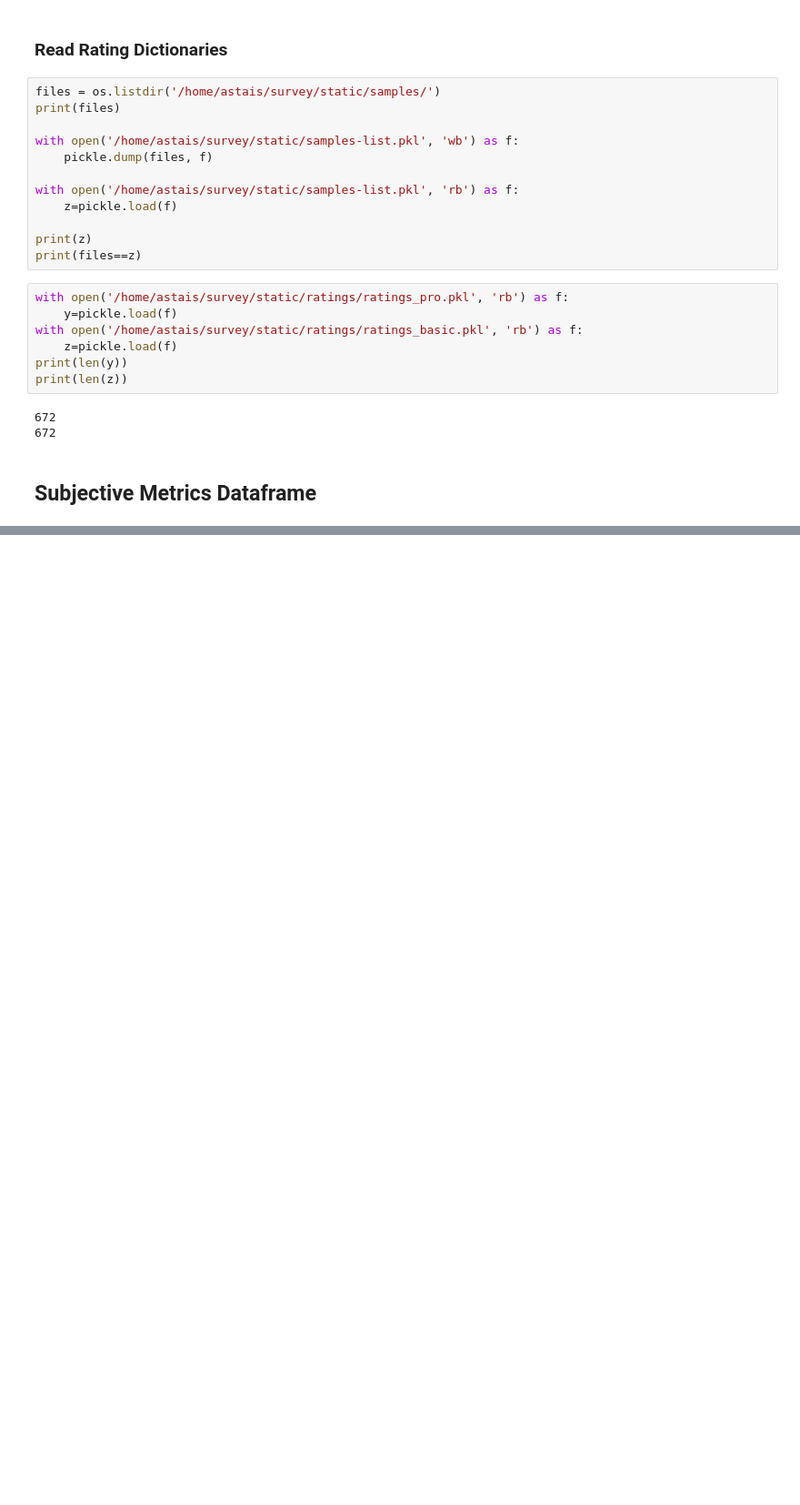
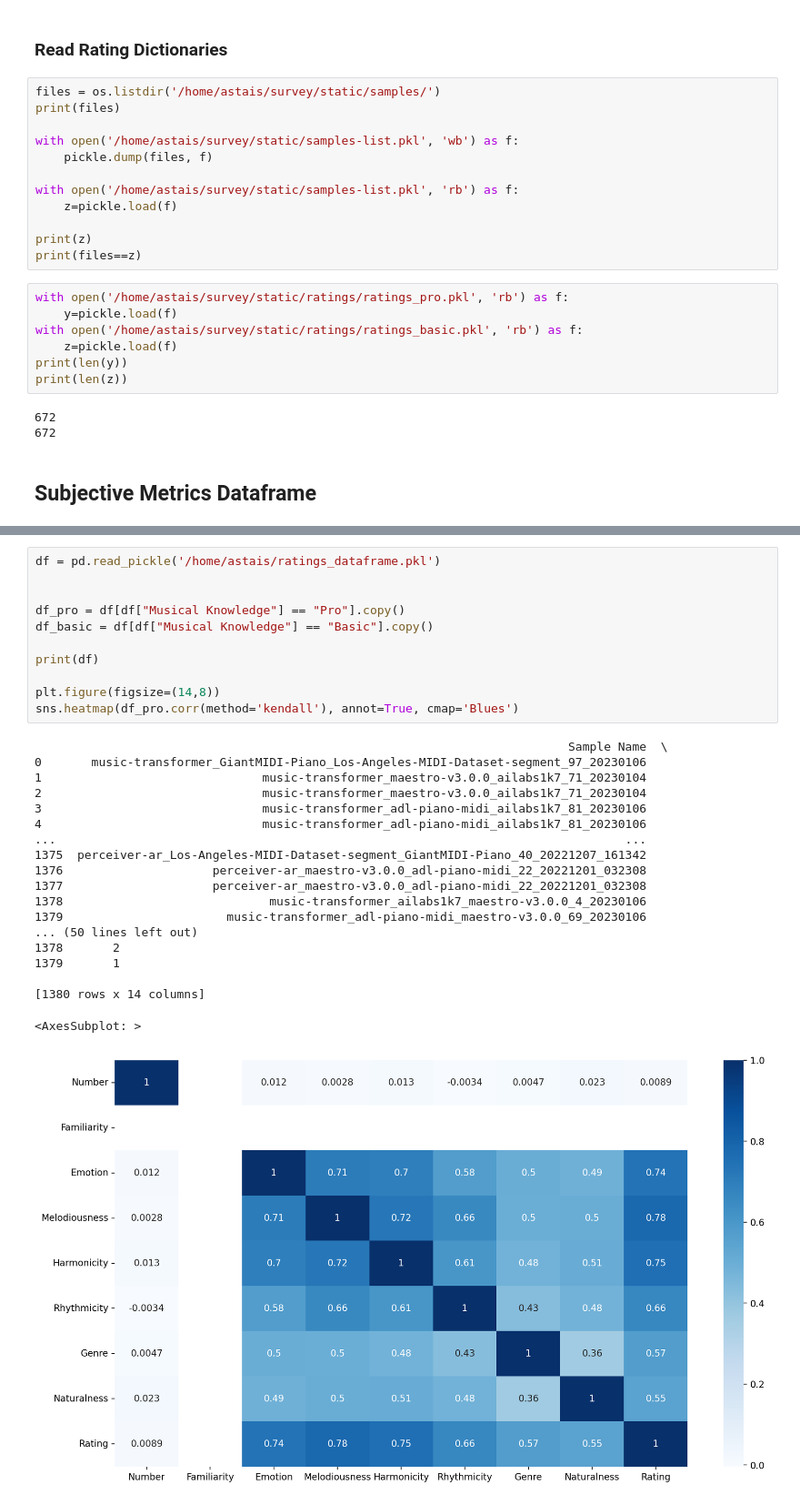
Before and after one commit to aggelostais/piano-music-generation, a Jupyter notebook: sub-eval.ipynb, the cells around one changed output, grey strips where cells are left out. Shown at 91% size. Saved outputs shown, nothing was run; the diff lists cells and outputs as text; blank space fills up the shorter version.

```diff
--- a/sub-eval.ipynb
+++ b/sub-eval.ipynb
@@ -433,0 +840,31 @@ for metric in tqdm(["Familiarity","Emotion", "Naturalness", "Rating"]):
+# %%
+df = pd.read_pickle('/home/astais/ratings_dataframe.pkl')
+
+
+df_pro = df[df["Musical Knowledge"] == "Pro"].copy()
+df_basic = df[df["Musical Knowledge"] == "Basic"].copy()
+
+print(df)
+
+plt.figure(figsize=(14,8))
+sns.heatmap(df_pro.corr(method='kendall'), annot=True, cmap='Blues')
+# %% [output]
+                                                                           Sample Name  \
+0       music-transformer_GiantMIDI-Piano_Los-Angeles-MIDI-Dataset-segment_97_20230106
+1                               music-transformer_maestro-v3.0.0_ailabs1k7_71_20230104
+2                               music-transformer_maestro-v3.0.0_ailabs1k7_71_20230104
+3                               music-transformer_adl-piano-midi_ailabs1k7_81_20230106
+4                               music-transformer_adl-piano-midi_ailabs1k7_81_20230106
+...                                                                                ...
+1375  perceiver-ar_Los-Angeles-MIDI-Dataset-segment_GiantMIDI-Piano_40_20221207_161342
+1376                     perceiver-ar_maestro-v3.0.0_adl-piano-midi_22_20221201_032308
+1377                     perceiver-ar_maestro-v3.0.0_adl-piano-midi_22_20221201_032308
+1378                             music-transformer_ailabs1k7_maestro-v3.0.0_4_20230106
+1379                       music-transformer_adl-piano-midi_maestro-v3.0.0_69_20230106
+... (50 lines left out)
+1378       2
+1379       1
+
+[1380 rows x 14 columns]
+<AxesSubplot: >
+[figure, added]
```
Also changed, not shown: parts of 25 cells of this notebook, 2 other files.
